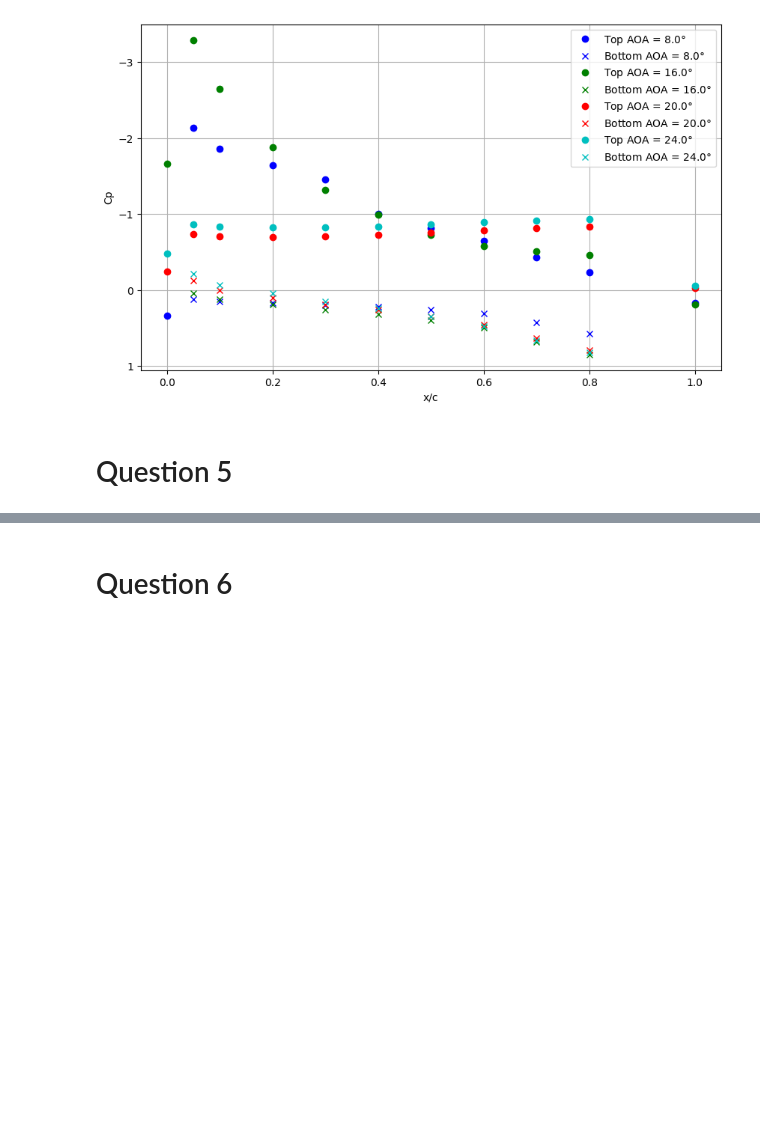
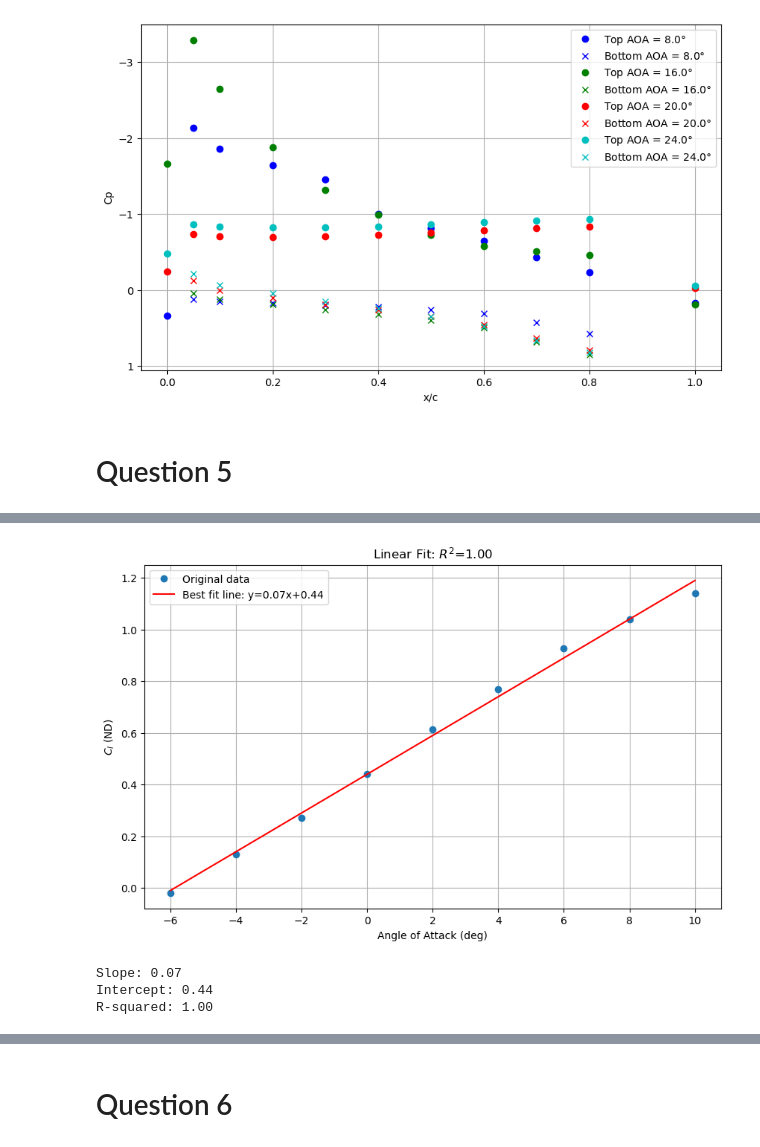
Before and after one commit to insfyre/ae460-fa24-abx, a Jupyter notebook: lab2/calculations.ipynb, the cells around one changed output, grey strips where cells are left out. Drawn from its saved outputs; the diff is of its cells as text; code cells hidden in the pictures; blank space fills up the shorter version.

```diff
--- a/lab2/calculations.ipynb
+++ b/lab2/calculations.ipynb
@@ -292,0 +321,33 @@ plt.show()
+# %%
+from scipy.stats import linregress
+
+# Extract the data up to an angle of attack of 10 degrees
+aoa_up_to_10 = aoas.flatten()[:9]  # Angles of attack up to 10 degrees
+Cl_up_to_10 = Cls.flatten()[:9]    # Corresponding Cl values
+
+# Perform linear regression
+slope, intercept, r_value, p_value, std_err = linregress(aoa_up_to_10, Cl_up_to_10)
+
+# Generate the best fit line
+best_fit_line = slope * aoa_up_to_10 + intercept
+
+# Plot the data and the best fit line
+plt.figure(figsize=(10, 6))
+plt.plot(aoa_up_to_10, Cl_up_to_10, 'o', label='Original data')
+plt.plot(aoa_up_to_10, best_fit_line, 'r', label=f'Best fit line: y={slope:.2f}x+{intercept:.2f}')
+plt.xlabel('Angle of Attack (deg)')
+plt.ylabel('$C_l$ (ND)')
+plt.legend()
+plt.grid(True)
+plt.title(f'Linear Fit: $R^2$={r_value**2:.2f}')
+plt.show()
+
+# Print the slope, intercept, and R-squared value
+print(f'Slope: {slope:.2f}')
+print(f'Intercept: {intercept:.2f}')
+print(f'R-squared: {r_value**2:.2f}')
+# %% [output]
+[figure, added]
+Slope: 0.07
+Intercept: 0.44
+R-squared: 1.00
```
Also changed, not shown: parts of 14 cells of this notebook.
